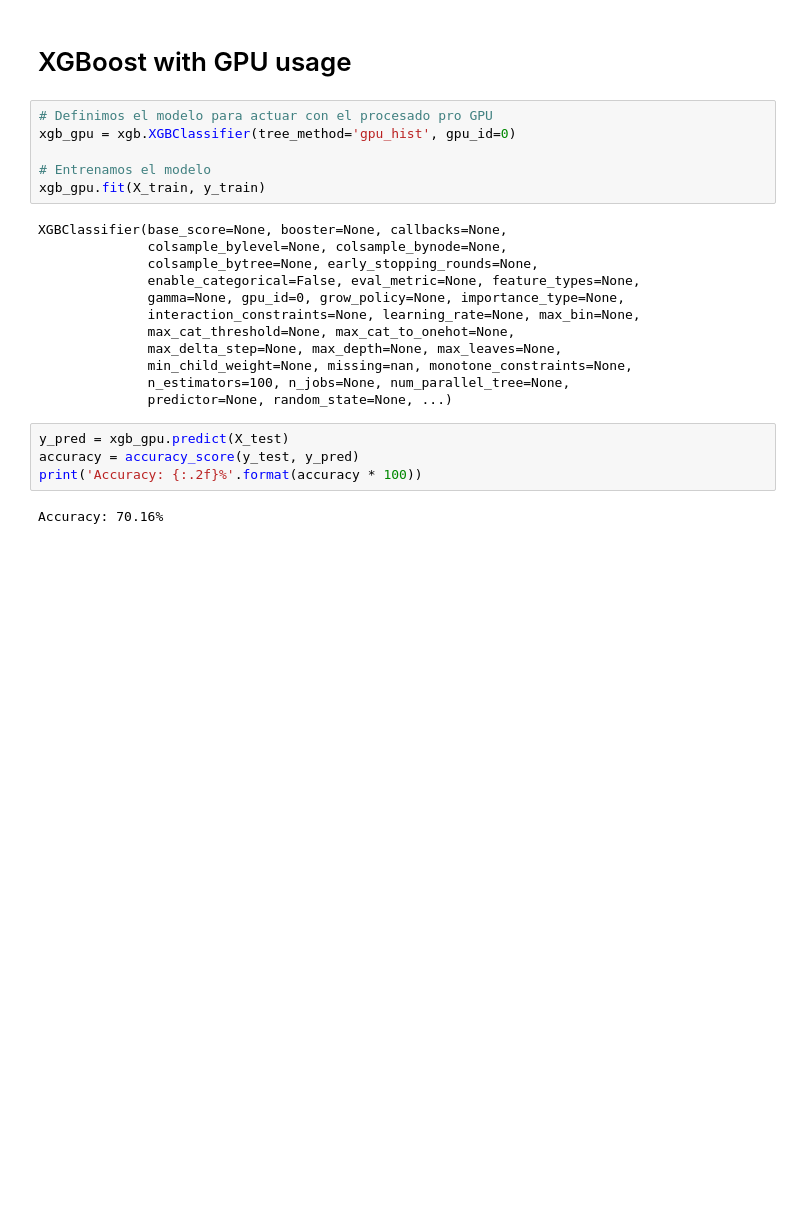
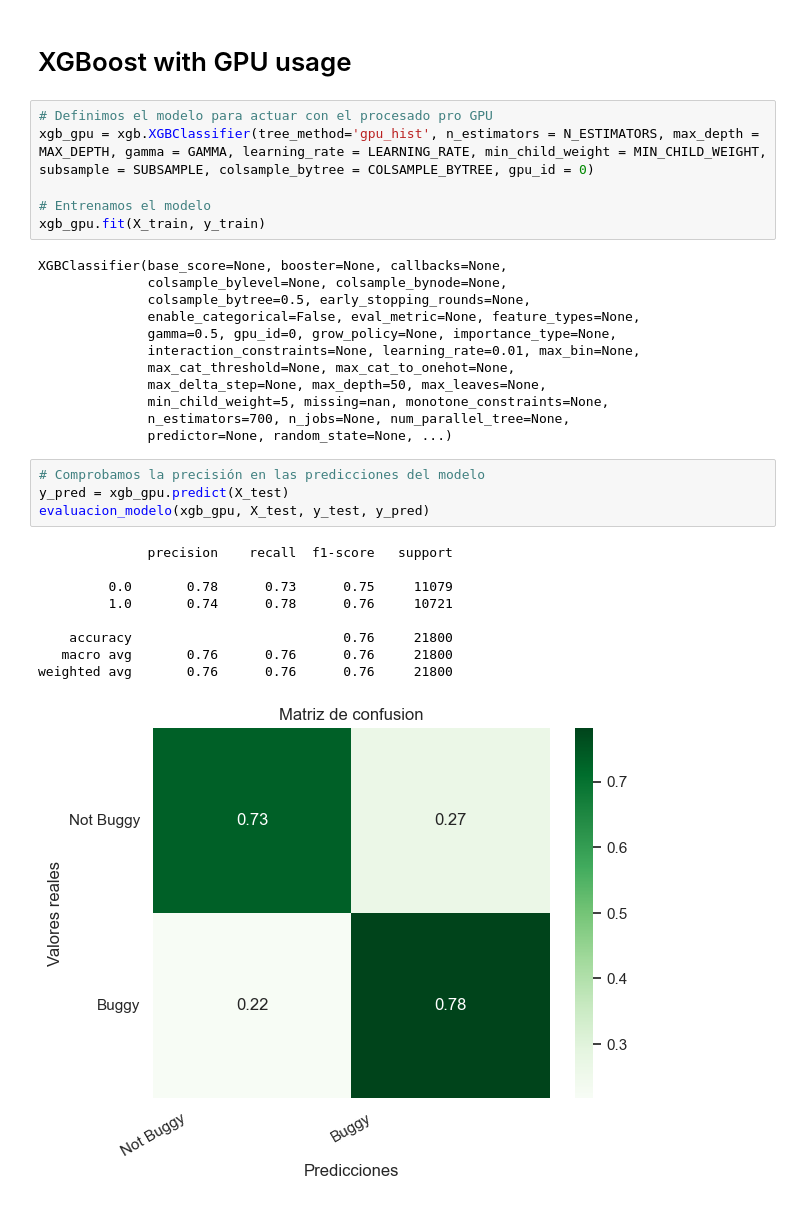
Before and after one commit to davidmacar/bug-prediction-explanation, a Jupyter notebook: optimizado_bugHunter.ipynb, the cells around one changed output. Cells and saved outputs as stored; diff of their text form; blank space fills up the shorter version.

```diff
--- a/optimizado_bugHunter.ipynb
+++ b/optimizado_bugHunter.ipynb
@@ -329,25 +340,33 @@ Precisión: 70.08%
 # XGBoost with GPU usage
 # %%
 # Definimos el modelo para actuar con el procesado pro GPU
-xgb_gpu = xgb.XGBClassifier(tree_method='gpu_hist', gpu_id=0)
+xgb_gpu = xgb.XGBClassifier(tree_method='gpu_hist', n_estimators = N_ESTIMATORS, max_depth = MAX_DEPTH, gamma = GAMMA, learning_rate = LEARNING_RATE, min_child_weight = MIN_CHILD_WEIGHT, subsample = SUBSAMPLE, colsample_bytree = COLSAMPLE_BYTREE, gpu_id = 0)
 
 # Entrenamos el modelo
 xgb_gpu.fit(X_train, y_train)
 # %% [output]
 XGBClassifier(base_score=None, booster=None, callbacks=None,
               colsample_bylevel=None, colsample_bynode=None,
-              colsample_bytree=None, early_stopping_rounds=None,
+              colsample_bytree=0.5, early_stopping_rounds=None,
               enable_categorical=False, eval_metric=None, feature_types=None,
-              gamma=None, gpu_id=0, grow_policy=None, importance_type=None,
-              interaction_constraints=None, learning_rate=None, max_bin=None,
+              gamma=0.5, gpu_id=0, grow_policy=None, importance_type=None,
+              interaction_constraints=None, learning_rate=0.01, max_bin=None,
               max_cat_threshold=None, max_cat_to_onehot=None,
-              max_delta_step=None, max_depth=None, max_leaves=None,
-              min_child_weight=None, missing=nan, monotone_constraints=None,
-              n_estimators=100, n_jobs=None, num_parallel_tree=None,
+              max_delta_step=None, max_depth=50, max_leaves=None,
+              min_child_weight=5, missing=nan, monotone_constraints=None,
+              n_estimators=700, n_jobs=None, num_parallel_tree=None,
               predictor=None, random_state=None, ...)
-# %%
-y_pred = xgb_gpu.predict(X_test)
-accuracy = accuracy_score(y_test, y_pred)
-print('Accuracy: {:.2f}%'.format(accuracy * 100))
-# %% [output]
-Accuracy: 70.16%
+# %%
+# Comprobamos la precisión en las predicciones del modelo
+y_pred = xgb_gpu.predict(X_test)
+evaluacion_modelo(xgb_gpu, X_test, y_test, y_pred)
+# %% [output]
+              precision    recall  f1-score   support
+
+         0.0       0.78      0.73      0.75     11079
+         1.0       0.74      0.78      0.76     10721
+
+    accuracy                           0.76     21800
+   macro avg       0.76      0.76      0.76     21800
+weighted avg       0.76      0.76      0.76     21800
+[figure, added]
```
Also changed, not shown: parts of 11 cells of this notebook, 3 other files.
